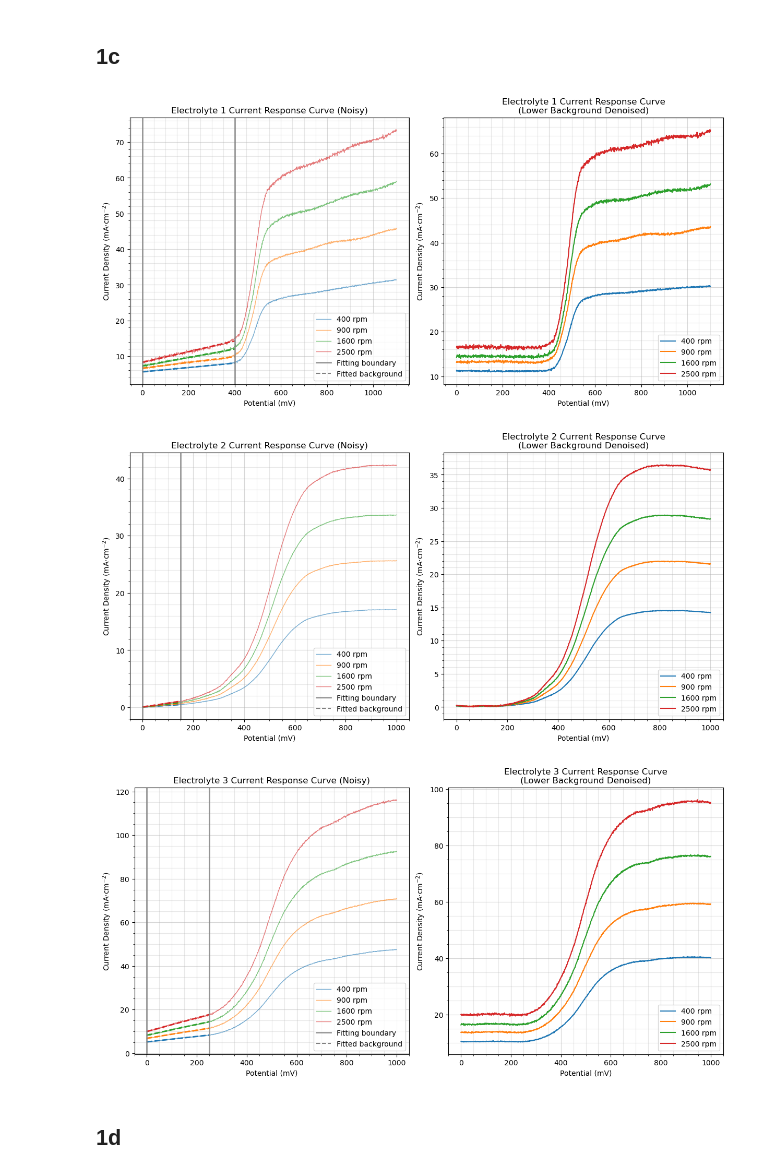
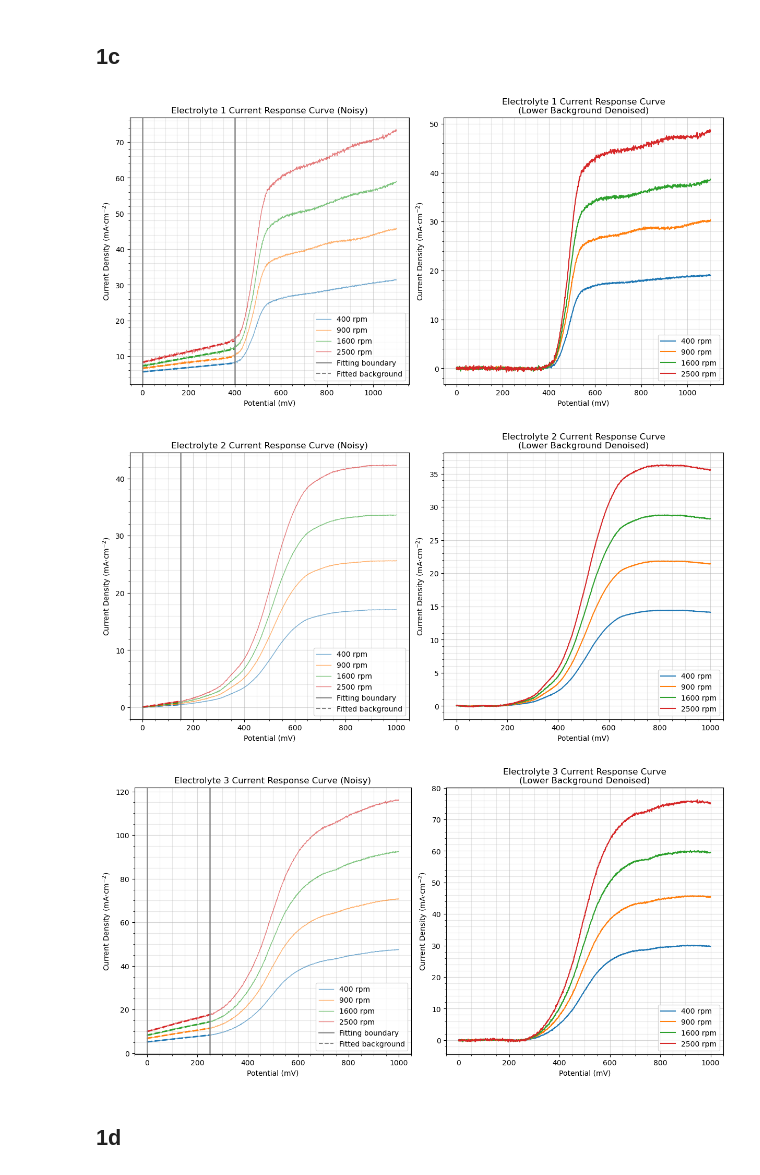
Before and after one commit to tsole0/midterm_meng, a Jupyter notebook: midterm_solutions.ipynb, the cells around one changed output. Cells and saved outputs as stored; diff of their text form; code cells hidden in the pictures.

```diff
--- a/midterm_solutions.ipynb
+++ b/midterm_solutions.ipynb
@@ -106,7 +106,7 @@ def subtract_bgnd(electrolyte, idx, minV, maxV, graph=True):
         regress = linfit_range(data, minV, maxV)
         regressions.append(regress)
 
-        delta_fxn = lambda x, y: y - regress.slope*x + regress.intercept
+        delta_fxn = lambda x, y: y - regress.slope*x - regress.intercept
 
         if graph == True:
             ax1.set_title(f'Electrolyte {idx} Current Response Curve (Noisy)')
@@ -135,36 +135,36 @@ def subtract_bgnd(electrolyte, idx, minV, maxV, graph=True):
             ax2.grid(which='both', alpha=0.3)
             ax2.grid(which='major', alpha=0.5)
             ax2.legend(loc='lower right')
 
         out[rpm] = data
 
     if graph==True:
         ax1.axvline(minV, color="gray", label='Fitting boundary', alpha=0.8, linewidth=2)
         ax1.axvline(maxV, color="gray", alpha=0.8, linewidth=2)
         handles, labels = ax1.get_legend_handles_labels()
         handles.append(Line2D([0], [0], color='gray', linestyle='--', linewidth=1.5))
         labels.append('Fitted background')
         ax1.legend(handles=handles, labels=labels)
         plt.show(fig)
 
     adjusted_electrolyte = Electrolyte(
         electrolyte.conc,
         electrolyte.kin_visc,
         electrolyte.t_p,
         out
     )
 
     return adjusted_electrolyte, regressions
 
 E1_base, E1_lowerfit = subtract_bgnd(E1, 1, 0, 400)
 E2_base, E2_lowerfit = subtract_bgnd(E2, 2, 0, 150)
 E3_base, E3_lowerfit = subtract_bgnd(E3, 3, 0, 250)
 
 lowerfits = E1_lowerfit + E2_lowerfit + E3_lowerfit
 # %% [output]
-[figure, old version]
+[figure, new version]
 [figure]
-[figure, old version]
+[figure, new version]
 # %% [markdown]
 ## 1d
 # %%
```
Also changed, not shown: parts of 22 cells of this notebook.
